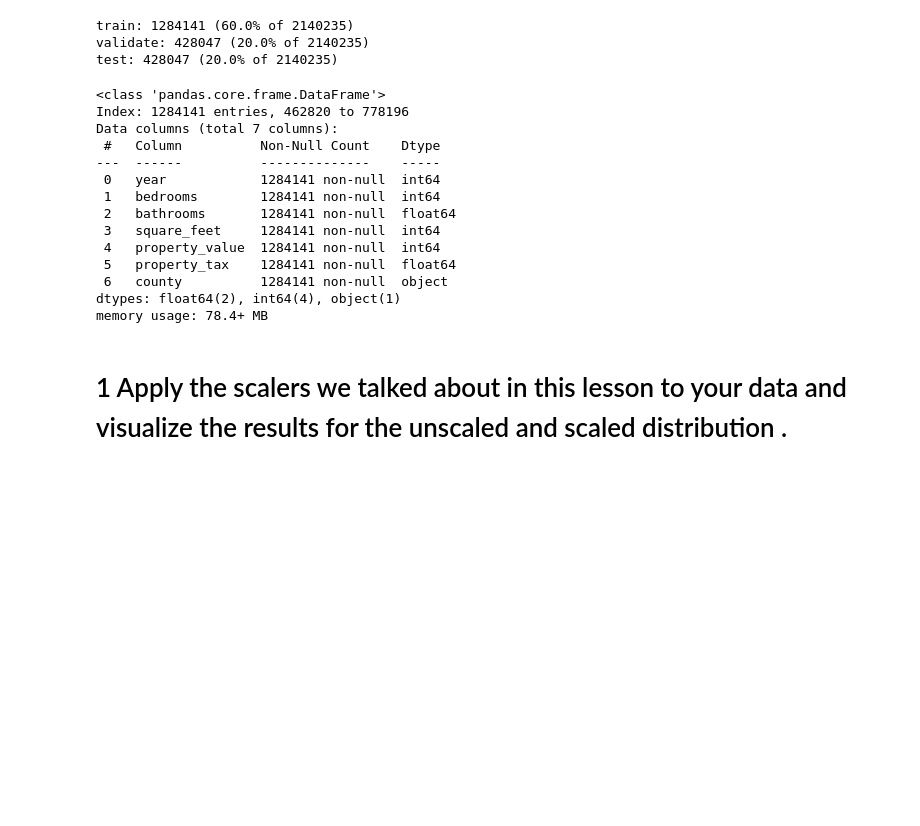
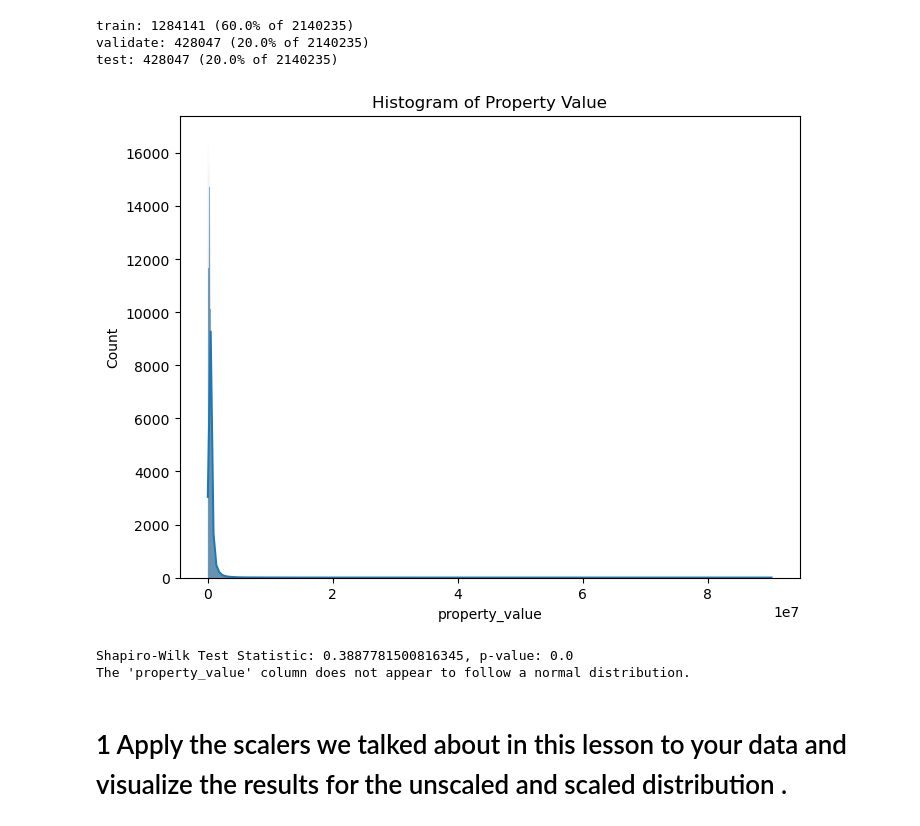
Before and after one commit to Luis-Martinez1/regression-exercises, a Jupyter notebook: scaling.ipynb, the cells around one changed output. Saved outputs shown, nothing was run; the diff lists cells and outputs as text; code cells hidden in the pictures; blank space fills up the shorter version.

```diff
--- a/scaling.ipynb
+++ b/scaling.ipynb
@@ -37,24 +37,30 @@ train, validate, test = w.split_data(df)
 train: 1284141 (60.0% of 2140235)
 validate: 428047 (20.0% of 2140235)
 test: 428047 (20.0% of 2140235)
-# %%
-# check info on train data
-train.info()
-# %% [output]
-<class 'pandas.core.frame.DataFrame'>
-Index: 1284141 entries, 462820 to 778196
-Data columns (total 7 columns):
- #   Column          Non-Null Count    Dtype
----  ------          --------------    -----
- 0   year            1284141 non-null  int64
- 1   bedrooms        1284141 non-null  int64
- 2   bathrooms       1284141 non-null  float64
- 3   square_feet     1284141 non-null  int64
- 4   property_value  1284141 non-null  int64
- 5   property_tax    1284141 non-null  float64
- 6   county          1284141 non-null  object
-dtypes: float64(2), int64(4), object(1)
-memory usage: 78.4+ MB
+# %%
+import matplotlib.pyplot as plt
+import seaborn as sns
+from scipy.stats import shapiro
+
+# Assuming train is your DataFrame and 'property_value' is the target column
+plt.figure(figsize=(8, 6))
+sns.histplot(train['property_value'], kde=True)
+plt.title("Histogram of Property Value")
+plt.show()
+
+# Shapiro-Wilk test
+stat, p_value = shapiro(train['property_value'])
+print(f"Shapiro-Wilk Test Statistic: {stat}, p-value: {p_value}")
+
+# Interpret the p-value
+if p_value > 0.05:
+    print("The 'property_value' column may follow a normal distribution.")
+else:
+    print("The 'property_value' column does not appear to follow a normal distribution.")
+# %% [output]
+[figure, added]
+Shapiro-Wilk Test Statistic: 0.3887781500816345, p-value: 0.0
+The 'property_value' column does not appear to follow a normal distribution.
 # %% [markdown]
 # 1 Apply the scalers we talked about in this lesson to your data and visualize the results for the unscaled and scaled distribution .
 # %%
```
